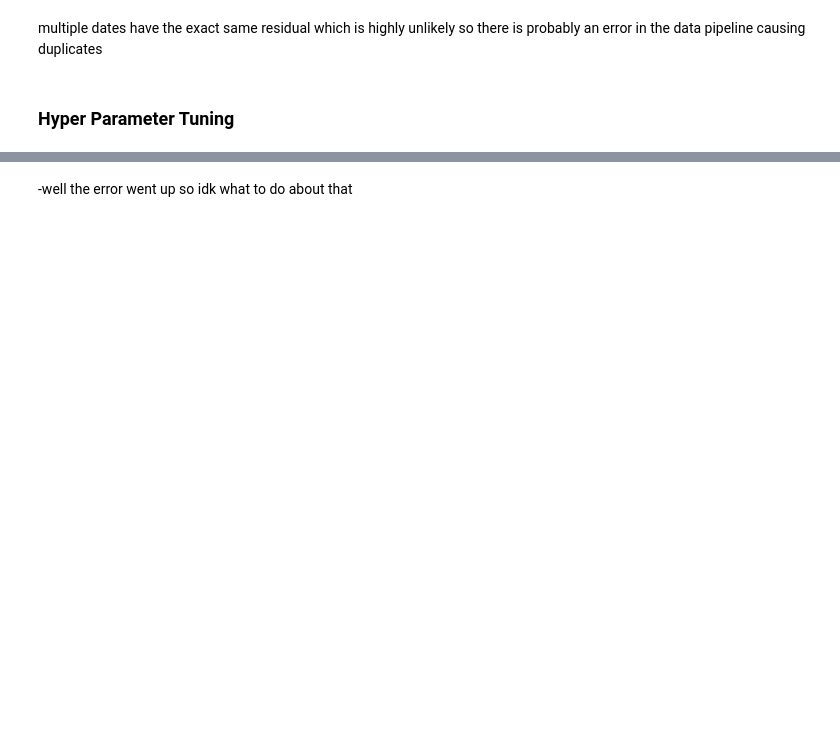
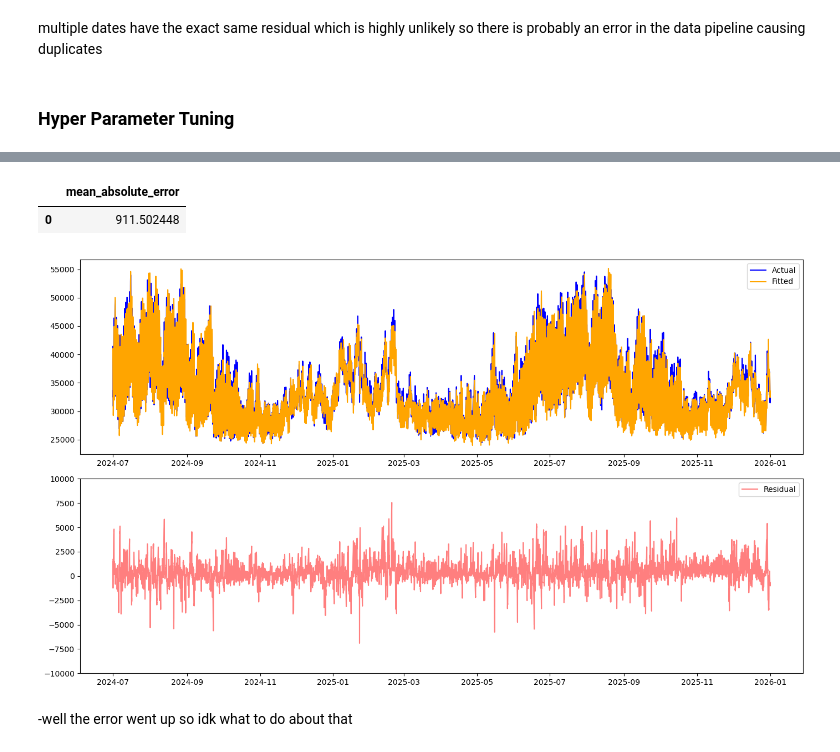
Before and after one commit to maxwellgriffith345/LoadForecast, a Jupyter notebook: notebooks/Train.ipynb, the cells around one changed output, grey strips where cells are left out. Cells and saved outputs as stored; diff of their text form; code cells hidden in the pictures; blank space fills up the shorter version.

```diff
--- a/notebooks/Train.ipynb
+++ b/notebooks/Train.ipynb
@@ -814,7 +918,7 @@ TEST_END    = "2025-12-31 23:00:00"
 """
 tuned_forecaster = ForecasterRecursive(
                  estimator       = LGBMRegressor(random_state=15926, verbose=-1),
-                 lags            = lags_select
+                 lags            = top_lags
              )
 
 # Estimator hyperparameters search space
@@ -838,11 +942,11 @@ cv_search = TimeSeriesFold(
 results_search, frozen_trial = bayesian_search_forecaster(
                                    forecaster   = tuned_forecaster,
                                    y            = data.loc[:VAL_END, 'Demand'],
-                                   exog         = data.loc[:VAL_END, exog_select],
+                                   exog         = data.loc[:VAL_END, top_exog],
                                    cv           = cv_search,
                                    metric       = 'mean_absolute_error',
                                    search_space = search_space,
-                                   n_trials     = 10,  # Increase for more exhaustive search
+                                   n_trials     = 30,  # Increase for more exhaustive search
                                    return_best  = True
                                )
 tuned_forecaster
@@ -852,11 +974,17 @@ tuned_forecaster
 metric, predictions = backtesting_forecaster(
                           forecaster = tuned_forecaster,
                           y          = data['Demand'],
-                          exog       = data[exog_select],
+                          exog       = data[top_exog],
                           cv         = cv,
                           metric     = 'mean_absolute_error'
                       )
-display(metric)
-predictions.head()
+metric
+# %% [output]
+|  | mean_absolute_error |
+| 0 | 911.502448 |
+# %%
+plot_pred_real_res(predictions)
+# %% [output]
+[figure, added]
 # %% [markdown]
 -well the error went up so idk what to do about that
```
Also changed, not shown: parts of 41 cells of this notebook, 1 other file.
